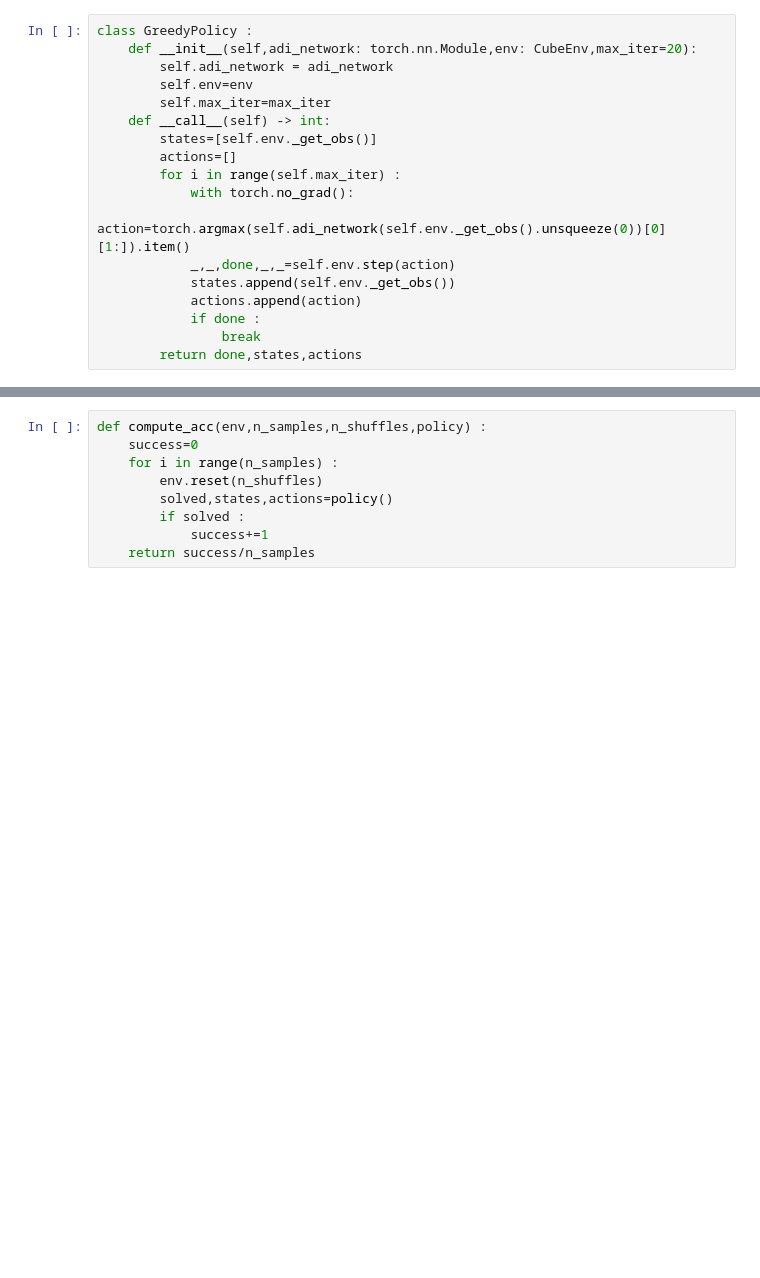
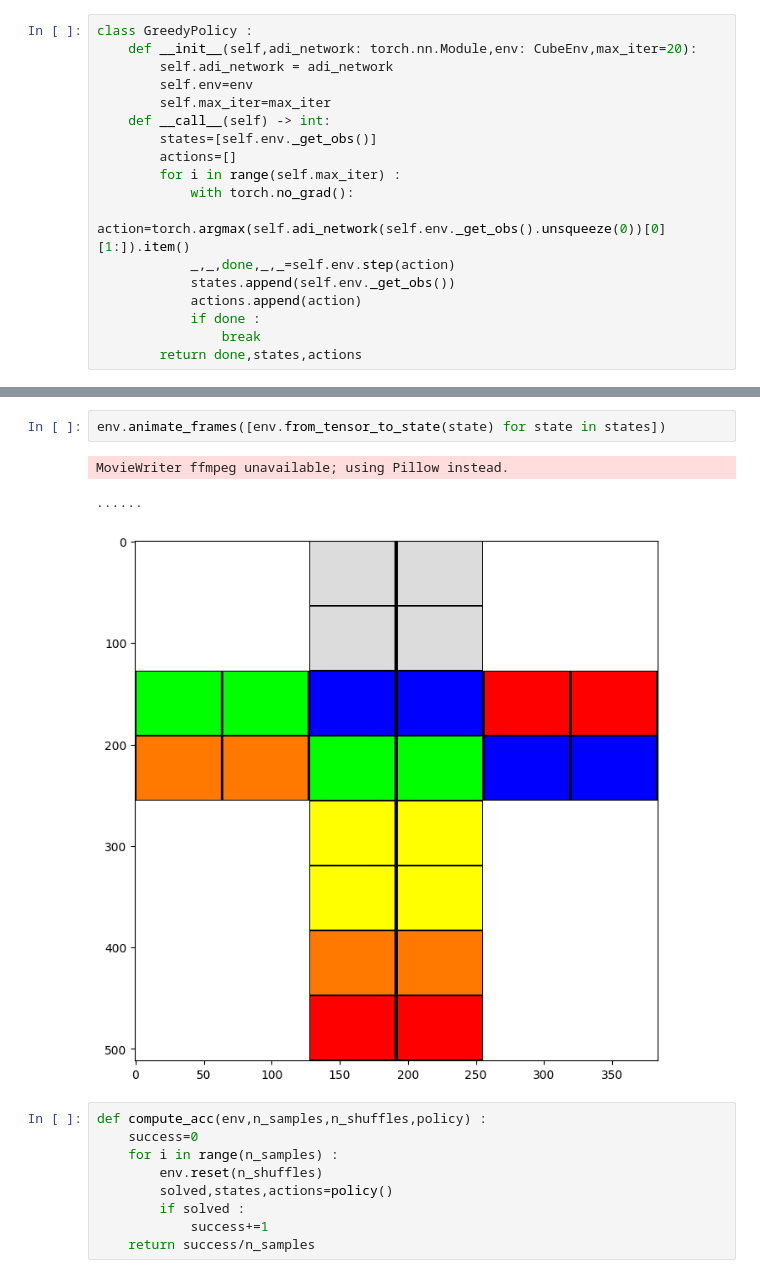
Before and after one commit to jacedoir/INF581_Cube, a Jupyter notebook: adi.ipynb, the cells around one changed output, grey strips where cells are left out. Cells and saved outputs as stored; diff of their text form; blank space fills up the shorter version.

```diff
--- a/adi.ipynb
+++ b/adi.ipynb
@@ -311,3 +369,9 @@ True
+# %%
+env.animate_frames([env.from_tensor_to_state(state) for state in states])
+# %% [output]
+MovieWriter ffmpeg unavailable; using Pillow instead.
+......
+[figure, added]
 # %%
 def compute_acc(env,n_samples,n_shuffles,policy) :
     success=0
```
Also changed, not shown: parts of 19 cells of this notebook, 6 other files.
